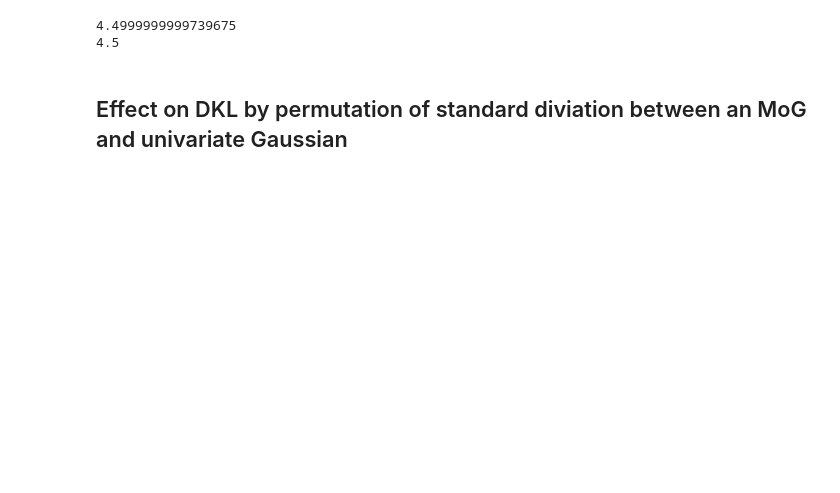
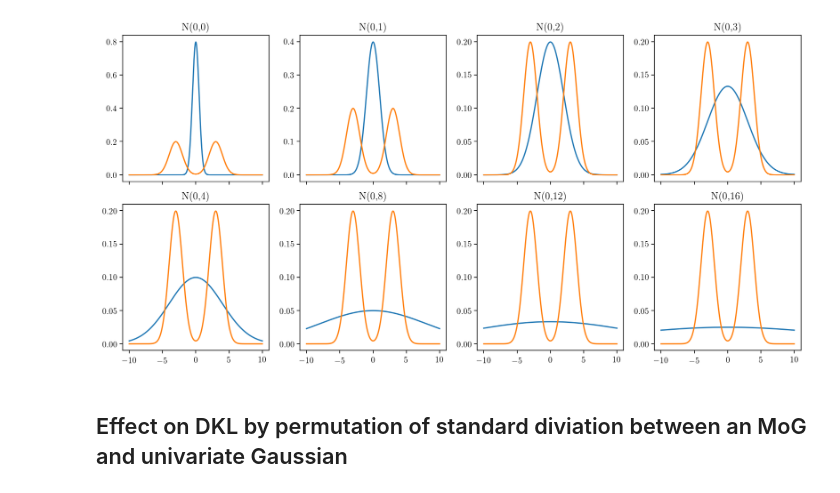
Before and after one commit to tik0/vae_tools, a Jupyter notebook: examples/KL_test.ipynb, the cells around one changed output. Drawn from its saved outputs; the diff is of its cells as text; code cells hidden in the pictures; blank space fills up the shorter version.

```diff
--- a/examples/KL_test.ipynb
+++ b/examples/KL_test.ipynb
@@ -116,7 +116,7 @@ def entropy_opt(mu_std, qk, x, q_is_p = False):
 rv = norm(loc = 0., scale = 1.0)
 rv1 = norm(loc = -3., scale = 1.0)
 rv2 = norm(loc = 3., scale = 1.0)
-x = np.arange(-10, 10, .001)
+x = np.arange(-10, 10, .0005)
 
 # plot the pdfs of these normal distributions
 #plt.plot(x, rv.pdf(x), x, norm_multi(x, [rv1, rv2]))
@@ -144,8 +144,17 @@ print("A DK-minimization approach that samples either N_1 or N_2 will try to put
     "std = sqrt(std_1^2 + std_2^2)")
 print("")
 
-f, axs = plt.subplots(2,4, figsize=(12,6), dpi=155, sharex=True, sharey=False)
-axs_flat = axs.flatten()
+# #%%
+#k = 14
+#print(KLD_eval.r_naive_q_is_p[k])
+#print(KLD_eval.r_full_q_is_p[k])
+#print(KLD_eval.r_tigther_q_is_p[k])
+#print(KLD_eval.r_naive_q_is_p[k] - KLD_eval.r_full_q_is_p[k])
+#print(KLD_eval.r_full_q_is_p[k] - KLD_eval.r_tigther_q_is_p[k])
+
+#rv_mog = [[rv1.mean(), rv1.std()],[rv2.mean(), rv2.std()]]
+#print(dkl_gauss_mog_sum([rv1.mean(), rv1.std()], rv_mog, q_is_p=True))
+#print(entropy_sanity(pk = rv1.pdf(x), qk=norm_multi(x, [rv1, rv2]), q_is_p=True))
 # %% [output]
 ------------ Sanity check start -------------
 Calculate KL divergence between uni-modal distributions.
@@ -161,40 +169,49 @@ A DK-minimization approach that samples either N_1 or N_2 will try to put the re
 # %%
+
+f, axs = plt.subplots(2,4, figsize=(12,6), dpi=155, sharex=True, sharey=False)
+axs_flat = axs.flatten()
+
 def KLD_eval(rv, rv1, rv2, plot = True, x = np.arange(-10, 10, .001), do_print=True):
-    r_full = entropy_sanity(pk = rv.pdf(x), qk=norm_multi(x, [rv1, rv2]))
-    r_naive = dkl_gauss_mog_sum([rv.mean(), rv.std()], [[rv1.mean(), rv1.std()],[rv2.mean(), rv2.std()]])
+    rv_mog = [[rv1.mean(), rv1.std()],[rv2.mean(), rv2.std()]]
+    r_full = entropy_sanity(pk = rv.pdf(x), qk=norm_multi(x, [rv1, rv2]), q_is_p=False)
+    r_naive = dkl_gauss_mog_sum([rv.mean(), rv.std()], rv_mog, q_is_p=False)
     r_full_q_is_p = entropy_sanity(pk = rv.pdf(x), qk=norm_multi(x, [rv1, rv2]), q_is_p=True)
-    r_naive_q_is_p = dkl_gauss_mog_sum([rv.mean(), rv.std()], [[rv1.mean(), rv1.std()],[rv2.mean(), rv2.std()]], True)
+    r_naive_q_is_p = dkl_gauss_mog_sum([rv.mean(), rv.std()], rv_mog, q_is_p=True)
+    r_tighter_q_is_p = r_naive_q_is_p - 0.5 * \
+                       ( dkl_gauss_mog_sum([rv1.mean(), rv1.std()], rv_mog, q_is_p=False) +
+                          dkl_gauss_mog_sum([rv2.mean(), rv2.std()], rv_mog, q_is_p=False))
+
     if do_print:
         print("mu_mid, mu_left, mu_right, std_mid, std_left, std_right: "
           + str(rv.mean()) + ", " + str(rv1.mean()) + ", " + str(rv2.mean()) + ", "
           + str(rv.std()) + ", " + str(rv1.std()) + ", " + str(rv2.std()))
         print("1. p:N vs. q:MoG (sum of single KLD, i.e. optimized by the NN): " + str(r_naive))
         print("2. p:N vs. q:MoG (numeric and corrent KLD between joint and middle PDF): " + str(r_full))
         print("3. p:MoG vs. q:N (sum of single KLD, i.e. optimized by the NN): " + str(r_naive_q_is_p))
         print("4. p:MoG vs. q:N (numeric and corrent KLD between joint and middle PDF): " + str(r_full_q_is_p))
         print("")
     #plot the pdfs of these normal distributions
     if plot:
         axs_flat[KLD_eval.axs_idx].plot(x, rv.pdf(x), x, norm_multi(x, [rv1, rv2]))
         axs_flat[KLD_eval.axs_idx].set_title("N(%.0f,%.0f)" %(rv.mean(), rv.std()))
         KLD_eval.axs_idx += 1
     KLD_eval.r_naive.append(r_naive)
     KLD_eval.r_full.append(r_full)
     KLD_eval.r_naive_q_is_p.append(r_naive_q_is_p)
     KLD_eval.r_full_q_is_p.append(r_full_q_is_p)
+    KLD_eval.r_tighter_q_is_p.append(r_tighter_q_is_p)
     return r_naive, r_full, r_naive_q_is_p, r_full_q_is_p
 KLD_eval.axs_idx = int(0)
-KLD_eval.r_naive, KLD_eval.r_full, KLD_eval.r_naive_q_is_p, KLD_eval.r_full_q_is_p = [], [], [], []
+KLD_eval.r_naive, KLD_eval.r_full, KLD_eval.r_naive_q_is_p, KLD_eval.r_full_q_is_p, KLD_eval.r_tighter_q_is_p = [], [], [], [], []
 
 scale = [.5, 1., 2., 3., 4., 8., 12., 16.]
 for s in scale:
     rv = norm(loc = 0., scale = s)
     KLD_eval(rv, rv1, rv2, do_print=False)
 plt.tight_layout()
 plt.show()
 # %% [output]
-4.4999999999739675
-4.5
+[figure, added]
 # %% [markdown]
 ## Effect on DKL by permutation of standard diviation between an MoG and univariate Gaussian
 # %%
```
Also changed, not shown: parts of 7 cells of this notebook, 1 other file.
